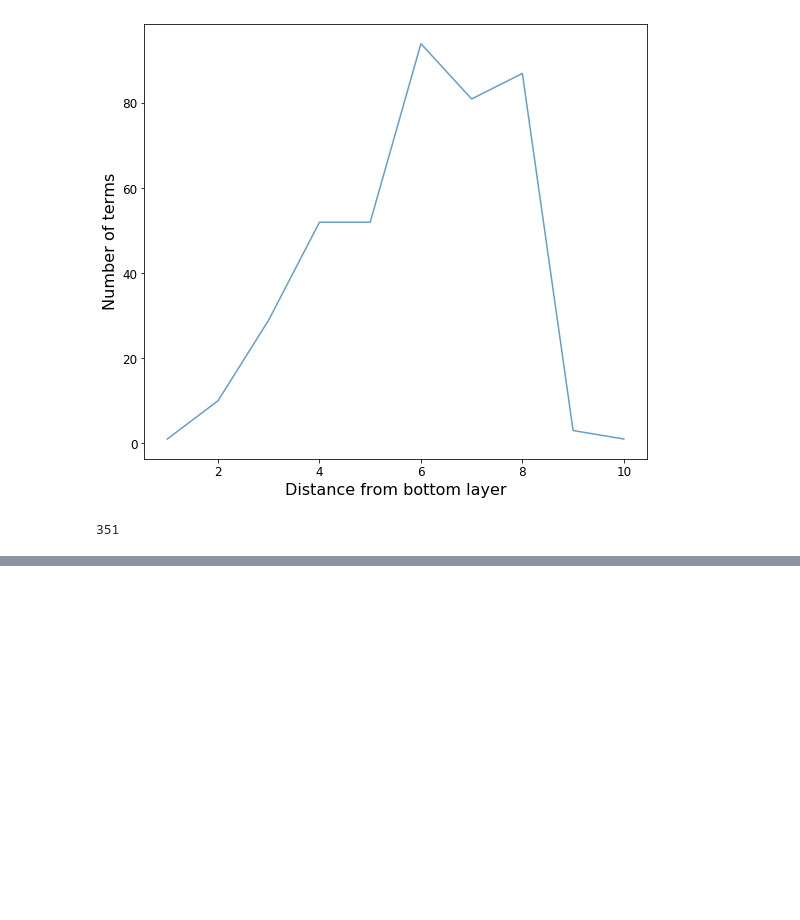
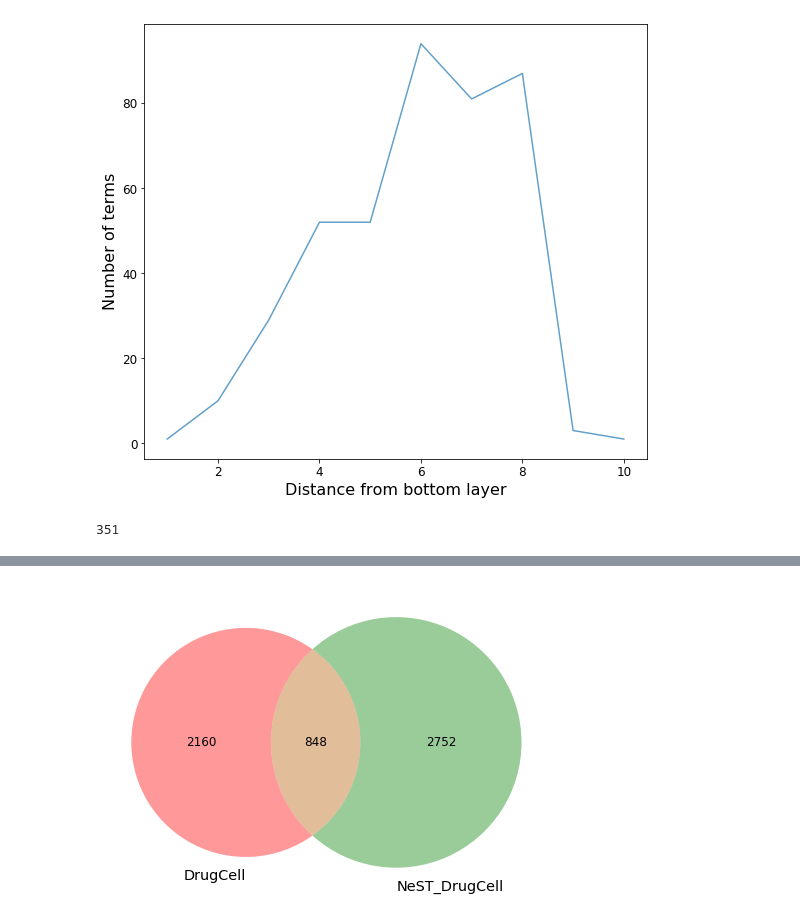
Before and after one commit to enmsilva/nest_drugcell, a Jupyter notebook: src/training_data_analysis.ipynb, the cells around one changed output, grey strips where cells are left out. Drawn from its saved outputs; the diff is of its cells as text; code cells hidden in the pictures; blank space fills up the shorter version.

```diff
--- a/src/training_data_analysis.ipynb
+++ b/src/training_data_analysis.ipynb
@@ -23,6 +26,12 @@ train_df = pd.read_csv('../data/drugcell_all.txt', sep='\t', header=None, names=
 drugs = pd.read_csv('../data/drug2ind.txt', sep='\t', header=None, names=['I', 'D'])['D']
 cell_mutation = np.loadtxt('../data/cell2mutation.txt', delimiter=',')
 ontology = pd.read_csv('../data/drugcell_ont.txt', sep='\t', header=None, names=['S', 'T', 'I'])
+
+genes = set(pd.read_csv('../data/gene2ind.txt', sep='\t', header=None, names=['I', 'G'])['G'])
+genes_orig = set(pd.read_csv('../../drugcell/data/gene2ind.txt', sep='\t', header=None, names=['I', 'G'])['G'])
+
+cells = set(pd.read_csv('../data/cell2ind.txt', sep='\t', header=None, names=['I', 'C'])['C'])
+cells_orig = set(pd.read_csv('../../drugcell/data/cell2ind.txt', sep='\t', header=None, names=['I', 'C'])['C'])
 # %%
 # No. of mutations in cell-lines
 
@@ -106,0 +136,7 @@ len(ontology['S'].unique())
+# %%
+fig = plt.figure(figsize=(8,8))
+venn2([genes_orig, genes], ['DrugCell', 'NeST_DrugCell'])
+plt.show()
+fig.savefig('../plots/gene_overlap.png')
+# %% [output]
+[figure, added]
```
Also changed, not shown: parts of 3 cells of this notebook, 7 other files.
